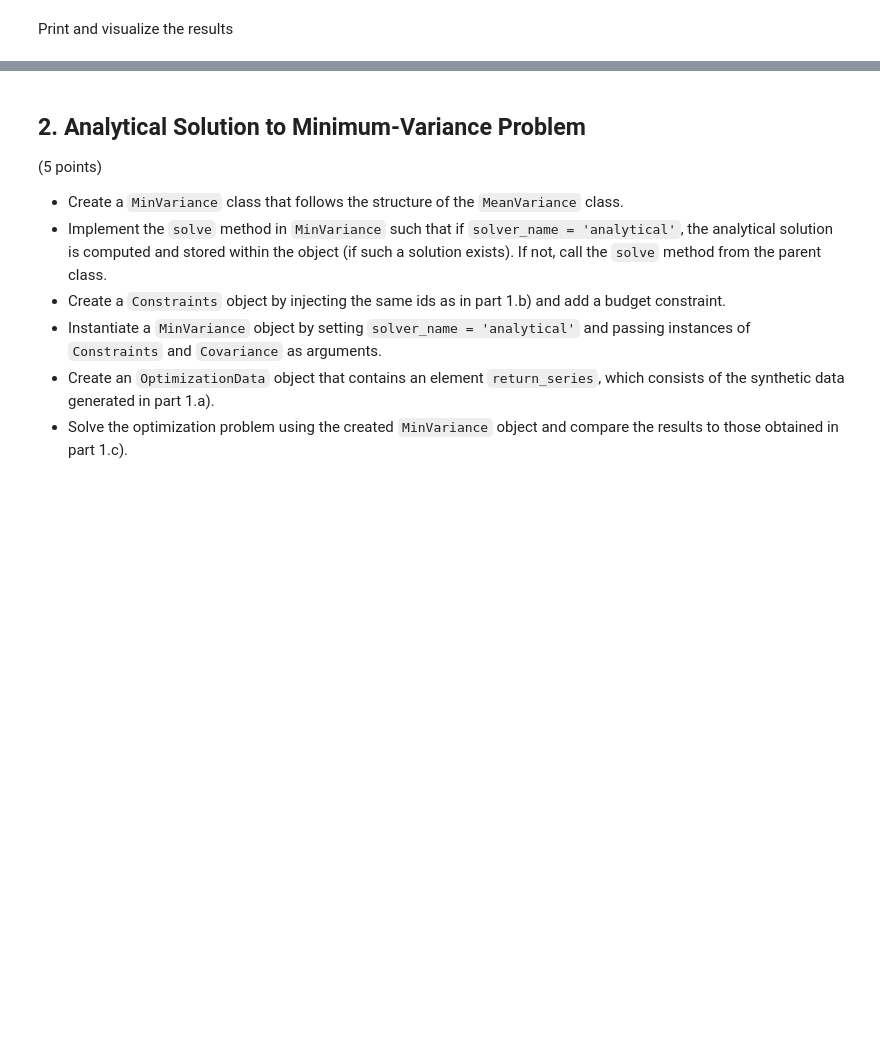
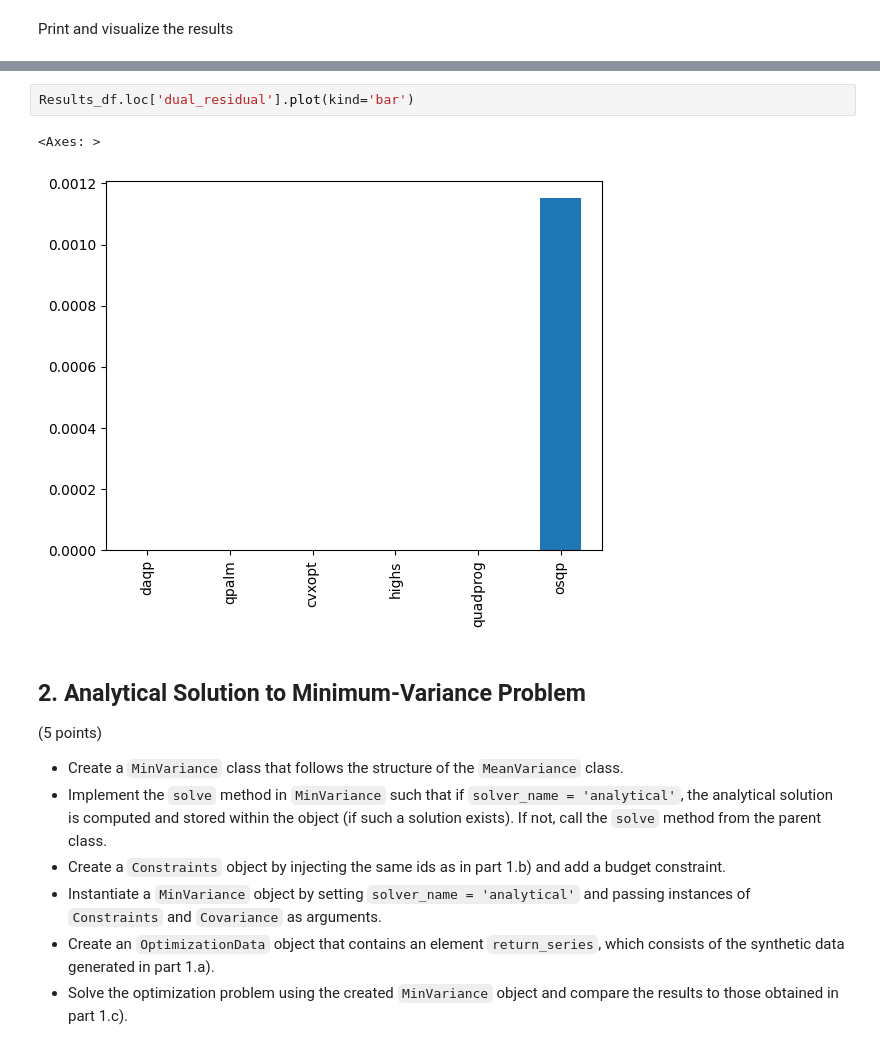
Before and after one commit to N-Kelly/qpmwp-course, a Jupyter notebook: assignments/assignment_1.ipynb, the cells around one changed output, grey strips where cells are left out. Saved outputs shown, nothing was run; the diff lists cells and outputs as text; blank space fills up the shorter version.

```diff
--- a/assignments/assignment_1.ipynb
+++ b/assignments/assignment_1.ipynb
@@ -213,3 +222,8 @@ Results_df
+# %%
+Results_df.loc['dual_residual'].plot(kind='bar')
+# %% [output]
+<Axes: >
+[figure, added]
 # %% [markdown]
 ## 2. Analytical Solution to Minimum-Variance Problem
 
```
Also changed, not shown: parts of 8 cells of this notebook.
